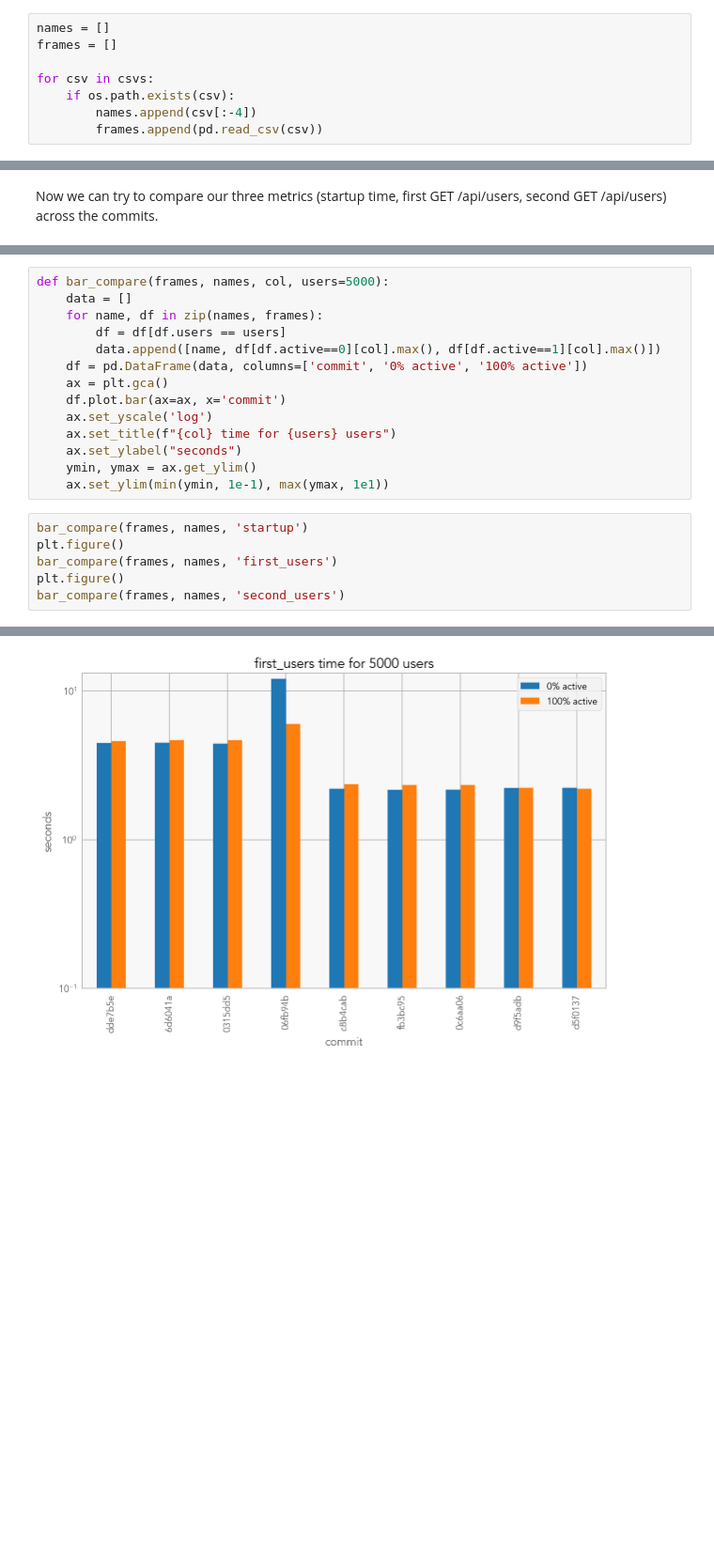
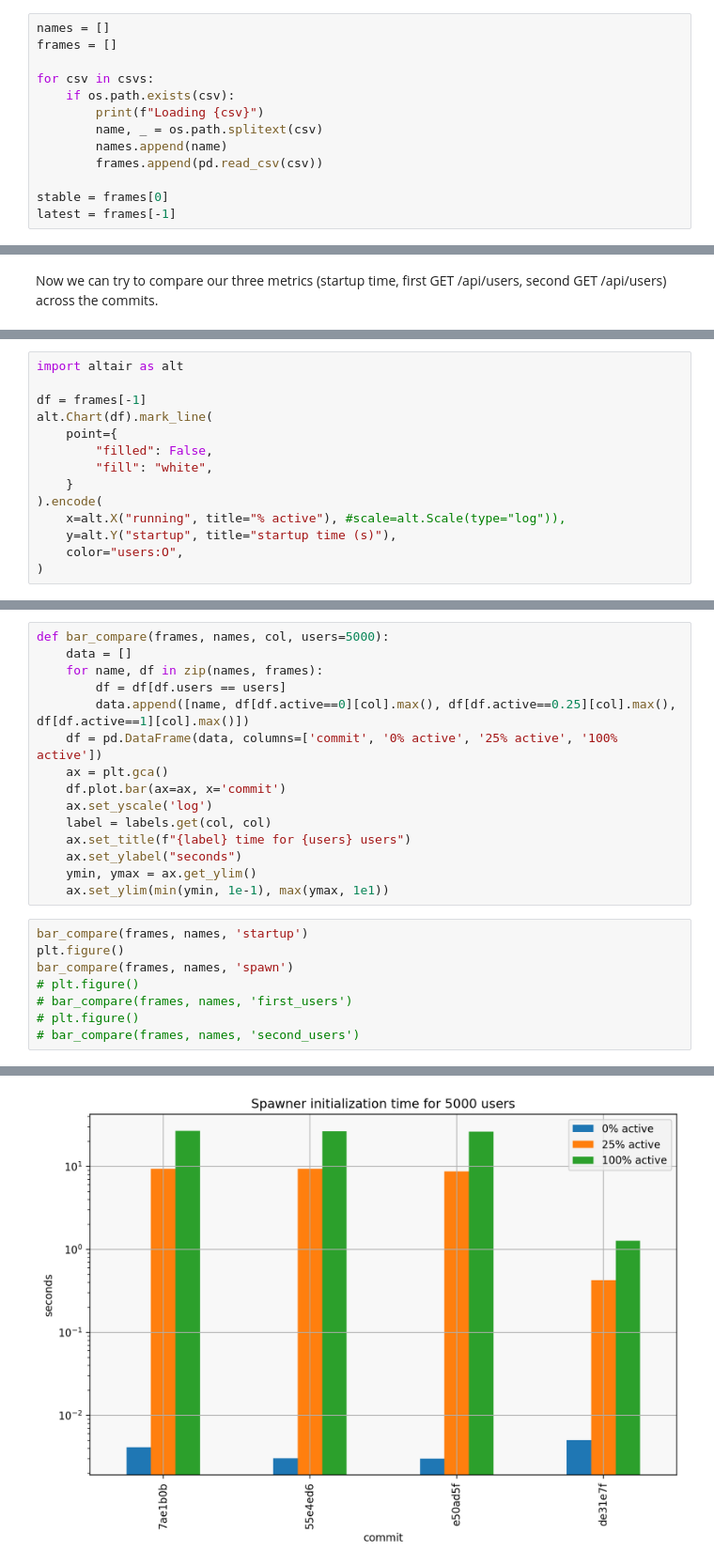
Before and after one commit to minrk/jupyterhub-bench, a Jupyter notebook: analysis.ipynb, the cells around one changed output, grey strips where cells are left out. Shown at 94% size. Saved outputs shown, nothing was run; the diff lists cells and outputs as text; blank space fills up the shorter version.

```diff
--- a/analysis.ipynb
+++ b/analysis.ipynb
@@ -76,5 +70,10 @@ frames = []
 
 for csv in csvs:
     if os.path.exists(csv):
-        names.append(csv[:-4])
+        print(f"Loading {csv}")
+        name, _ = os.path.splitext(csv)
+        names.append(name)
         frames.append(pd.read_csv(csv))
+
+stable = frames[0]
+latest = frames[-1]
@@ -195,0 +125,14 @@ If we just look at 0% and 100% activity for 5k users, we can get fairly
+# %%
+import altair as alt
+
+df = frames[-1]
+alt.Chart(df).mark_line(
+    point={
+        "filled": False,
+        "fill": "white",
+    }
+).encode(
+    x=alt.X("running", title="% active"), #scale=alt.Scale(type="log")),
+    y=alt.Y("startup", title="startup time (s)"),
+    color="users:O",
+)
@@ -198,19 +179,22 @@ def bar_compare(frames, names, col, users=5000):
     data = []
     for name, df in zip(names, frames):
         df = df[df.users == users]
-        data.append([name, df[df.active==0][col].max(), df[df.active==1][col].max()])
-    df = pd.DataFrame(data, columns=['commit', '0% active', '100% active'])
+        data.append([name, df[df.active==0][col].max(), df[df.active==0.25][col].max(), df[df.active==1][col].max()])
+    df = pd.DataFrame(data, columns=['commit', '0% active', '25% active', '100% active'])
     ax = plt.gca()
     df.plot.bar(ax=ax, x='commit')
     ax.set_yscale('log')
-    ax.set_title(f"{col} time for {users} users")
+    label = labels.get(col, col)
+    ax.set_title(f"{label} time for {users} users")
     ax.set_ylabel("seconds")
     ymin, ymax = ax.get_ylim()
     ax.set_ylim(min(ymin, 1e-1), max(ymax, 1e1))
 # %%
 bar_compare(frames, names, 'startup')
 plt.figure()
-bar_compare(frames, names, 'first_users')
-plt.figure()
-bar_compare(frames, names, 'second_users')
+bar_compare(frames, names, 'spawn')
+# plt.figure()
+# bar_compare(frames, names, 'first_users')
+# plt.figure()
+# bar_compare(frames, names, 'second_users')
 # %% [output]
@@ -218 +202 @@ bar_compare(frames, names, 'second_users')
-[figure, old version]
+[figure, new version]
```
Also changed, not shown: parts of 24 cells of this notebook, 4 other files.
